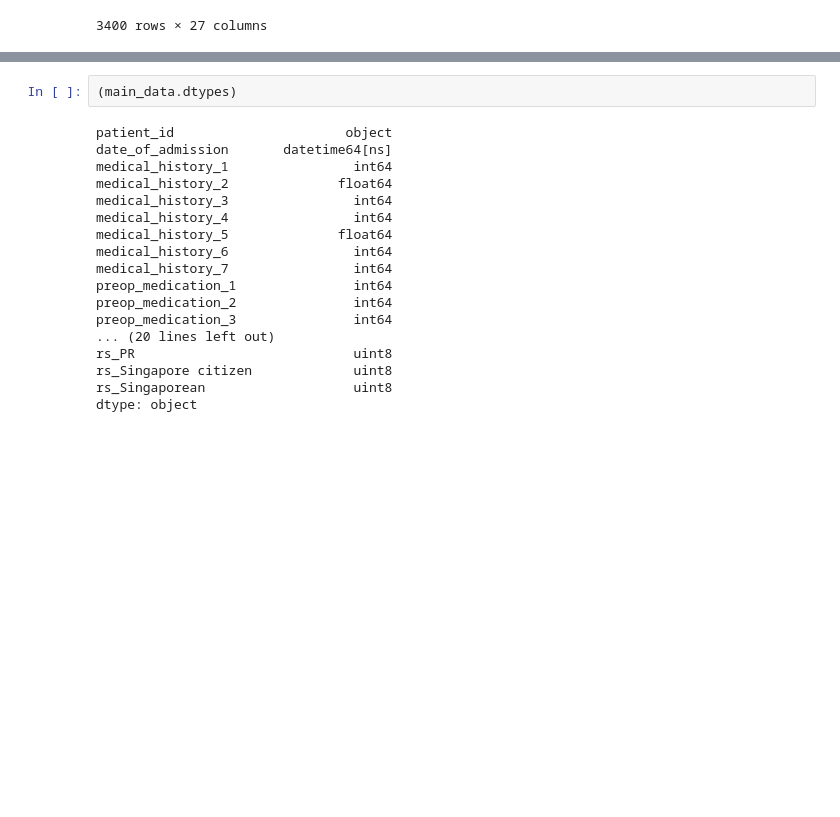
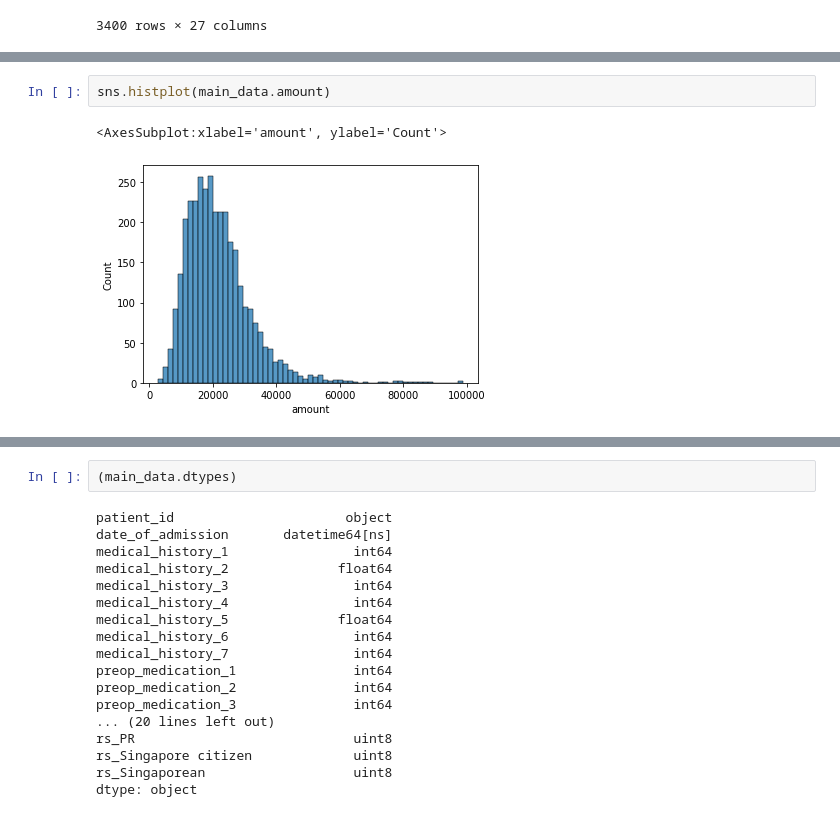
Before and after one commit to Jignesh012/Holmusk-Assignment, a Jupyter notebook: Final.ipynb, the cells around one changed output, grey strips where cells are left out. Drawn from its saved outputs; the diff is of its cells as text; blank space fills up the shorter version.

```diff
--- a/Final.ipynb
+++ b/Final.ipynb
@@ -355,3 +384,8 @@ main_data
 | 3398 | 5189c62dfb8e6075b5c7fd4766671bd4 | 2015-12-26 | 0 | 1.0 | 0 | ... |
 | 3399 | a4c61deaa9ce86b4d2289eab6128b872 | 2015-12-28 | 0 | 0.0 | 1 | ... |
 3400 rows × 35 columns
+# %%
+sns.histplot(main_data.amount)
+# %% [output]
+<AxesSubplot:xlabel='amount', ylabel='Count'>
+[figure, added]
```
Also changed, not shown: parts of 51 cells of this notebook.
